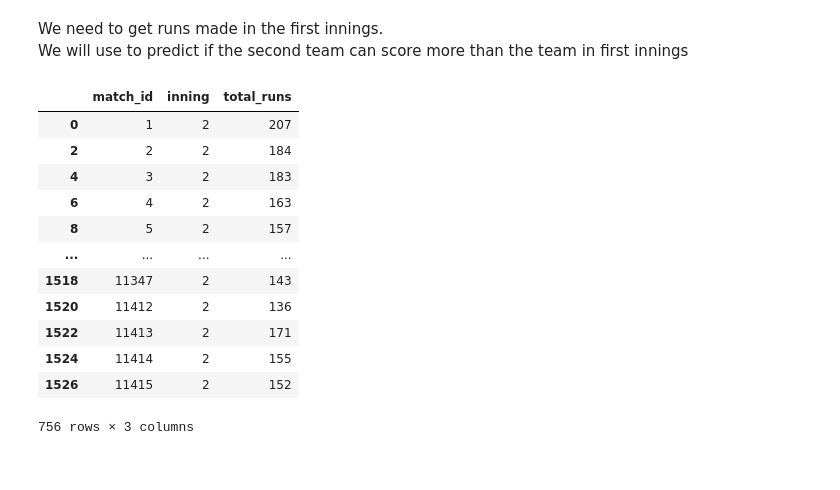
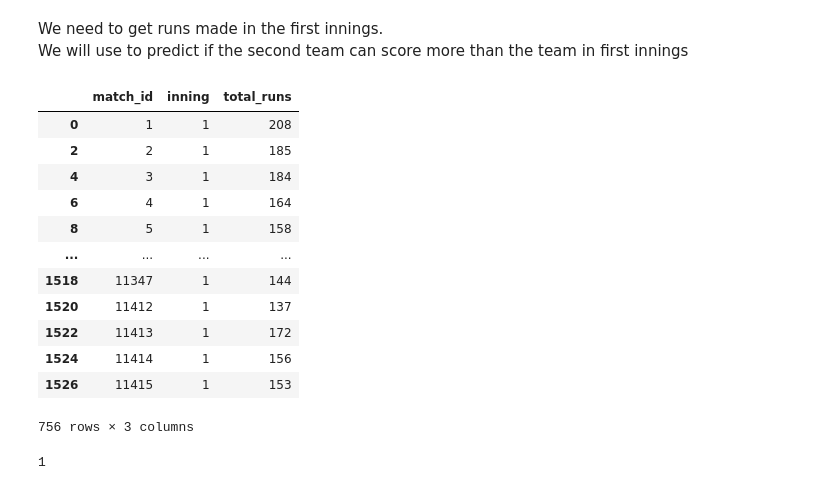
Before and after one commit to shekhar-banerjee96/IPL_Predictor, a Jupyter notebook: IPL_Prediction.ipynb, the cells around one changed output. Saved outputs shown, nothing was run; the diff lists cells and outputs as text; code cells hidden in the pictures.

```diff
--- a/IPL_Prediction.ipynb
+++ b/IPL_Prediction.ipynb
@@ -142,20 +148,24 @@ We will use to predict if the second team can score more than the team in first
 # %%
 total_run_df = total_run_df[total_run_df['inning'] == 1]
 
-total_run_df['total_runs'] = total_run_df['inning'].apply(lambda x : x + 1)
+total_run_df['total_runs'] = total_run_df['total_runs'].apply(lambda x : x + 1)
 
 total_run_df
 # %% [output]
 |  | match_id | inning | total_runs |
-| 0 | 1 | 2 | 207 |
-| 2 | 2 | 2 | 184 |
-| 4 | 3 | 2 | 183 |
-| 6 | 4 | 2 | 163 |
-| 8 | 5 | 2 | 157 |
+| 0 | 1 | 1 | 208 |
+| 2 | 2 | 1 | 185 |
+| 4 | 3 | 1 | 184 |
+| 6 | 4 | 1 | 164 |
+| 8 | 5 | 1 | 158 |
 | ... | ... | ... | ... |
-| 1518 | 11347 | 2 | 143 |
-| 1520 | 11412 | 2 | 136 |
-| 1522 | 11413 | 2 | 171 |
-| 1524 | 11414 | 2 | 155 |
-| 1526 | 11415 | 2 | 152 |
+| 1518 | 11347 | 1 | 144 |
+| 1520 | 11412 | 1 | 137 |
+| 1522 | 11413 | 1 | 172 |
+| 1524 | 11414 | 1 | 156 |
+| 1526 | 11415 | 1 | 153 |
 756 rows × 3 columns
+# %%
+total_run_df['inning'].nunique()
+# %% [output]
+1
```
Also changed, not shown: parts of 11 cells of this notebook.
